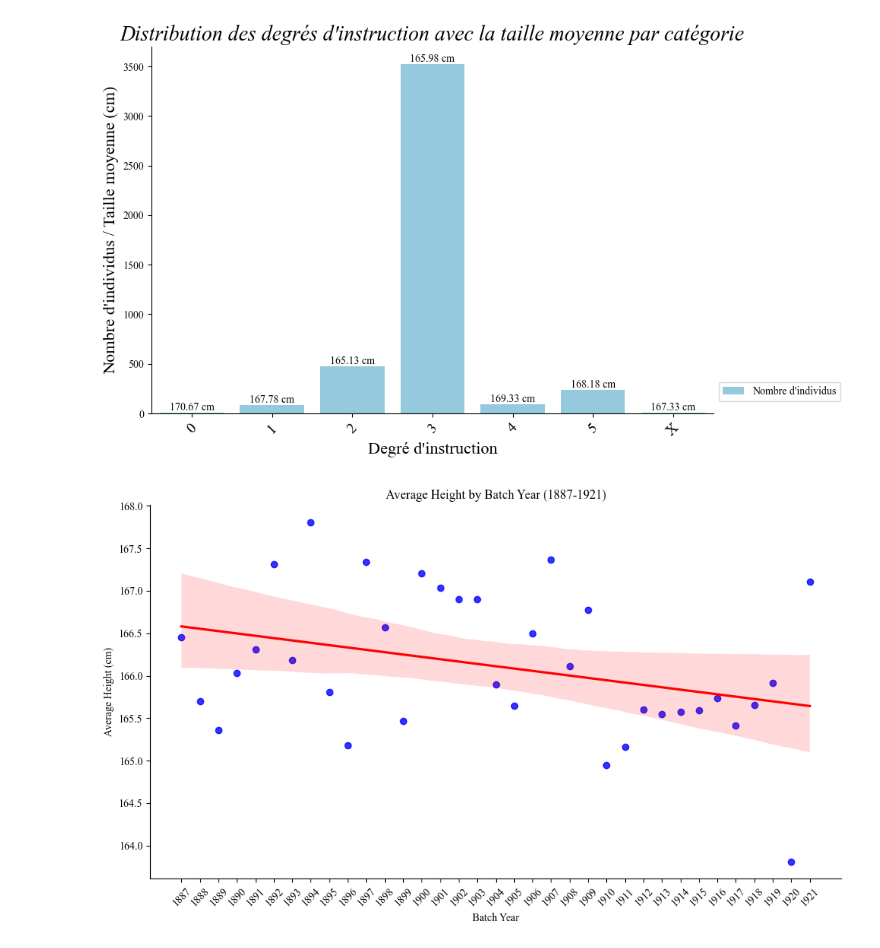
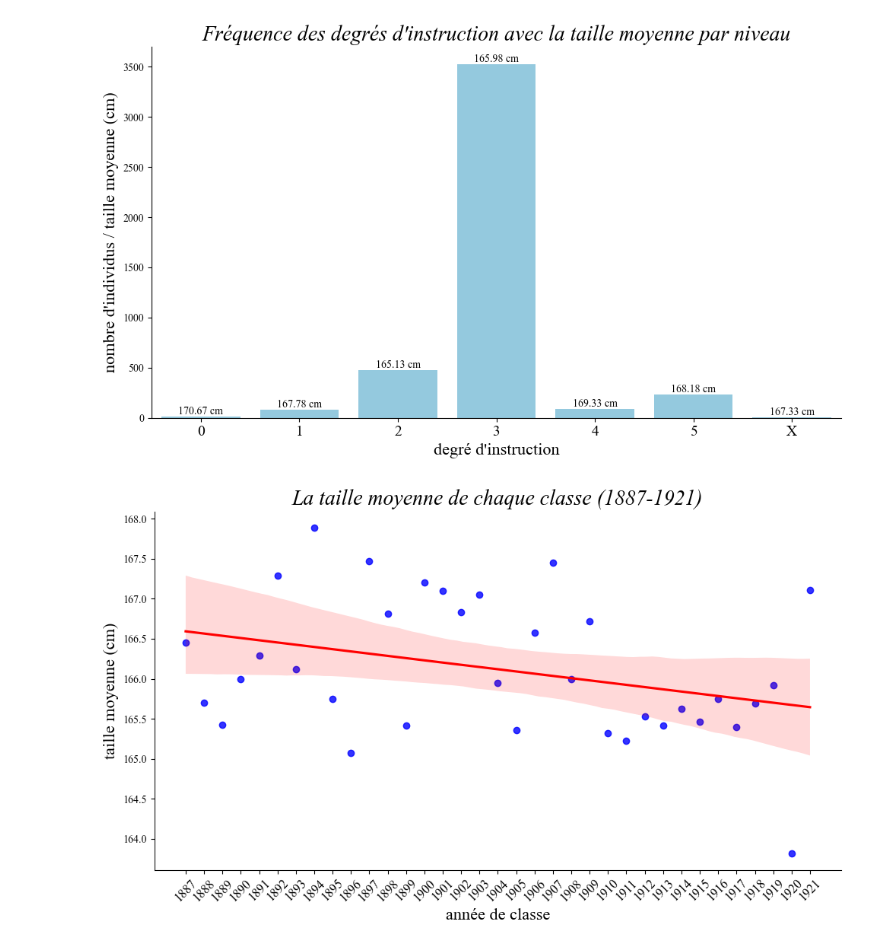
Before and after one commit to the0phil3/projet_memoire2, a Jupyter notebook: primary_figures.ipynb, the cells around one changed output. Cells and saved outputs as stored; diff of their text form; code cells hidden in the pictures.

```diff
--- a/primary_figures.ipynb
+++ b/primary_figures.ipynb
@@ -12,48 +11,61 @@ from matplotlib.cm import ScalarMappable
 # %%
 # CSV des registres matricules de la Seine
 df = pd.read_csv('data/primary/big_bertha.csv', sep=',')
 df_other = pd.read_csv('data/primary/edited_geotagged_bertha.csv', sep=',') #On recupure l'information geocodée
 df = pd.merge(df, df_other[['pays']], left_index=True, right_index=True)
 df['degre_instruction'] = df['instruction'].apply(lambda x: extract_inst(x) if isinstance(x, str) else x)
 df = extract_height(df)
 education_counts = df['degre_instruction'].value_counts().reset_index()
 education_counts.columns = ['degre_instruction', 'Frequency']
 
 # Get average height for each education level
 average_heights = df.groupby('degre_instruction')['taille (cm)'].mean().reset_index()
 
 # Merge the two DataFrames on education level
 merged_data = pd.merge(education_counts, average_heights, on='degre_instruction')
 
 # Sort merged data by education level in ascending order
 merged_data.sort_values(by='degre_instruction', inplace=True)
 
 # Plot
 plt.rcParams["font.family"] = "Times New Roman"
 plt.figure(figsize=(10, 6))
 sns.barplot(x='degre_instruction', y='Frequency', data=merged_data, color='skyblue', label="Nombre d'individus")
 sns.despine()
 for i, row in enumerate(merged_data.itertuples(), start=0):
     plt.text(i, row.Frequency, f'{row._3:.2f} cm', ha='center', va='bottom', color='black')
-plt.xlabel("Degré d'instruction",fontsize=16)
-plt.ylabel("Nombre d'individus / Taille moyenne (cm)",fontsize=16)
-plt.title("Distribution des degrés d'instruction avec la taille moyenne par catégorie", style='italic', fontsize=20)
-plt.xticks(range(len(merged_data)), merged_data['degre_instruction'], rotation=45, fontsize=14)
-plt.legend(bbox_to_anchor=(1, 0.1), loc='upper left')
+plt.xlabel("degré d'instruction",fontsize=16)
+plt.ylabel("nombre d'individus / taille moyenne (cm)",fontsize=16)
+plt.title("Fréquence des degrés d'instruction avec la taille moyenne par niveau", style='italic', fontsize=20)
+plt.xticks(range(len(merged_data)), merged_data['degre_instruction'], fontsize=14)
 plt.tight_layout()
+plt.legend('',frameon=False)
+plt.savefig('data/primary/figures/instructionXtaille.png', dpi=300)
 plt.show()
 # %% [output]
-[figure, old version]
+[figure, new version]
 # %%
 # CSV des registres matricules de la Seine
 df = pd.read_csv('data/primary/big_bertha.csv', sep=',')
-df_other = pd.read_csv('data/primary/edited_geotagged_bertha.csv', sep=',') #On recupure l'information geocodée
-df = pd.merge(df, df_other[['pays']], left_index=True, right_index=True)
-df['origine'] = df['pays'].apply(categorize_country)
 df['année_classe'] = df['num_mat'].apply(lambda x: extract_classe(x) if isinstance(x, str) else x)
 df = df.apply(fill_classe, axis=1)
 df['année_classe'] = pd.to_numeric(df['année_classe'], errors='coerce')
 df = extract_height(df)
+
+# On rajoute les informations de la base MPF
+merged_df = pd.read_csv('data/primary/merged_mpf.csv', sep=',')
+merged_df = merged_df[['labat_id', 'id_mention_intitule', 'classe', 'recrutement_matricule', 'id_recrutement_bureau_intitule',
+                  'id_grade_intitule', 'id_unite_intitule', 'deces_jour_mois_annee', 'id_deces_lieu_intitule',
+                  'id_deces_departement_intitule', 'id_deces_pays_intitule']]
+merged_df.columns = ['mpf_' + col if col != 'labat_id' else col for col in merged_df.columns]
+check_labat_ids(merged_df, df)
+merged_df['labat_id'] = merged_df['labat_id'].astype(df['labat_id'].dtype)
+df = df.join(merged_df.set_index('labat_id'), on='labat_id', how='left')
+
+# On nettoie les données de la base MPF
+df['mpf_classe_cleaned'] = df['mpf_classe'].apply(lambda x: extract_year(x) if isinstance(x, str) else x)
+df['mpf_classe_cleaned'] = pd.to_numeric(df['mpf_classe_cleaned'], errors='coerce')
+df['année_classe'] = df.apply(lambda row: row['mpf_classe_cleaned'] if pd.notna(row['mpf_classe_cleaned']) else row['année_classe'], axis=1)
 plt.rcParams["font.family"] = "Times New Roman"
 
 # Assuming you have already calculated the average height for each batch year
@@ -62,17 +74,19 @@ average_height_by_classe = df['taille (cm)'].groupby(df['année_classe']).mean()
 # Filter the data for the years 1887 to 1921
 average_height_filtered = average_height_by_classe.loc[1887:1921]
 
+
+plt.rcParams["font.family"] = "Times New Roman"
 # Plot
 plt.figure(figsize=(10, 6))
 sns.regplot(x=average_height_filtered.index, y=average_height_filtered.values, scatter_kws={"color": "blue"}, line_kws={"color": "red"})
 
 # Set axis labels and title
-plt.xlabel('Batch Year')
-plt.ylabel('Average Height (cm)')
-plt.title('Average Height by Batch Year (1887-1921)')
+plt.xlabel('année de classe', fontsize=16)
+plt.ylabel('taille moyenne (cm)',fontsize=16)
+plt.title('La taille moyenne de chaque classe (1887-1921)', style='italic', fontsize=20)
 
 # Set x-axis ticks
-plt.xticks(range(1887, 1922), rotation=45)
+plt.xticks(range(1887, 1922), rotation=45, fontsize=12)
 
 
 # Despine the figure
@@ -80,9 +94,10 @@ sns.despine()
 
 # Show plot
 plt.tight_layout()
+plt.savefig('data/primary/figures/classeXtaille.png', dpi=300)
 plt.show()
 # %% [output]
-[figure, old version]
+[figure, new version]
 # %%
 # CSV des registres matricules de la Seine
 df = pd.read_csv('data/primary/big_bertha.csv', sep=',')
```
Also changed, not shown: parts of 23 cells of this notebook, 26 other files.
